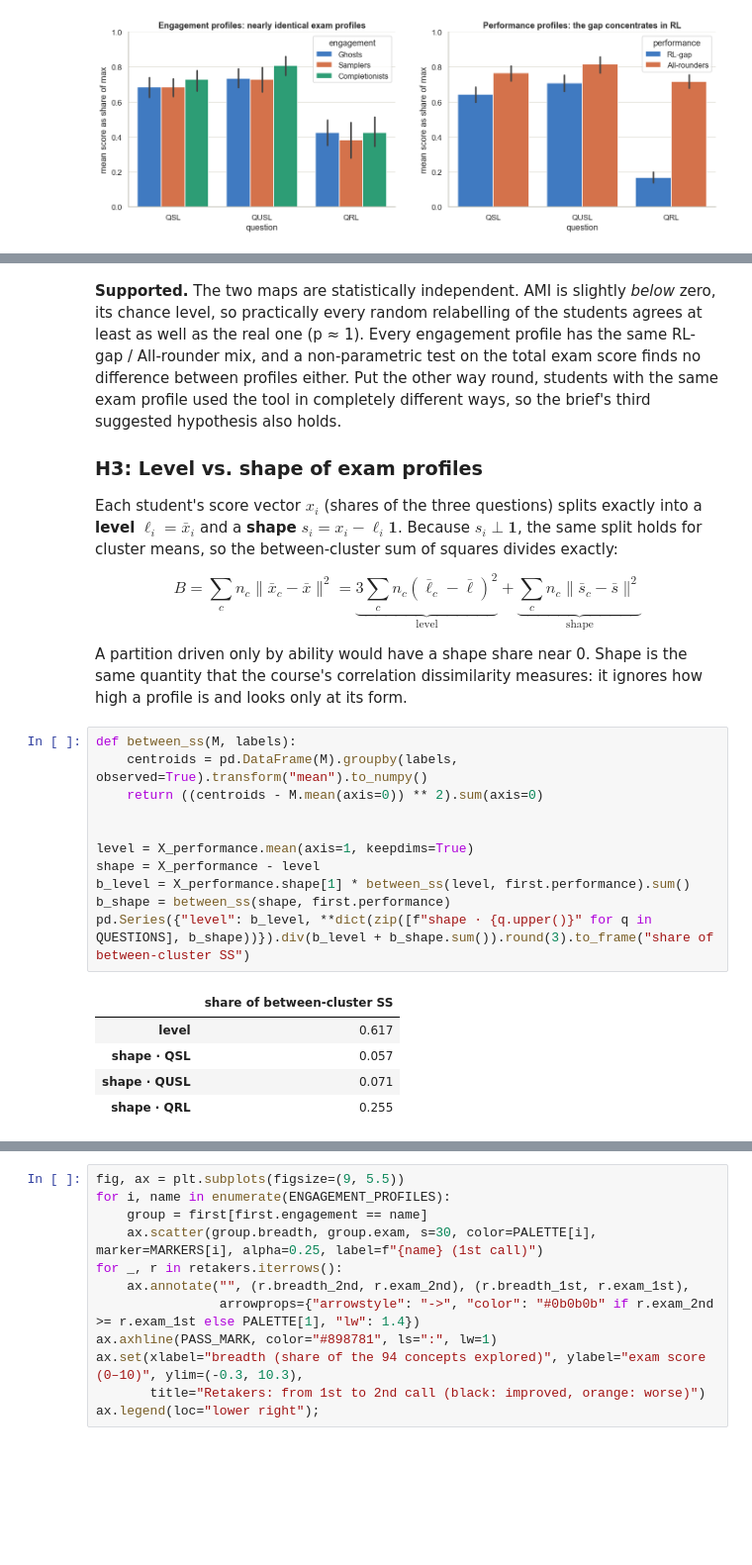
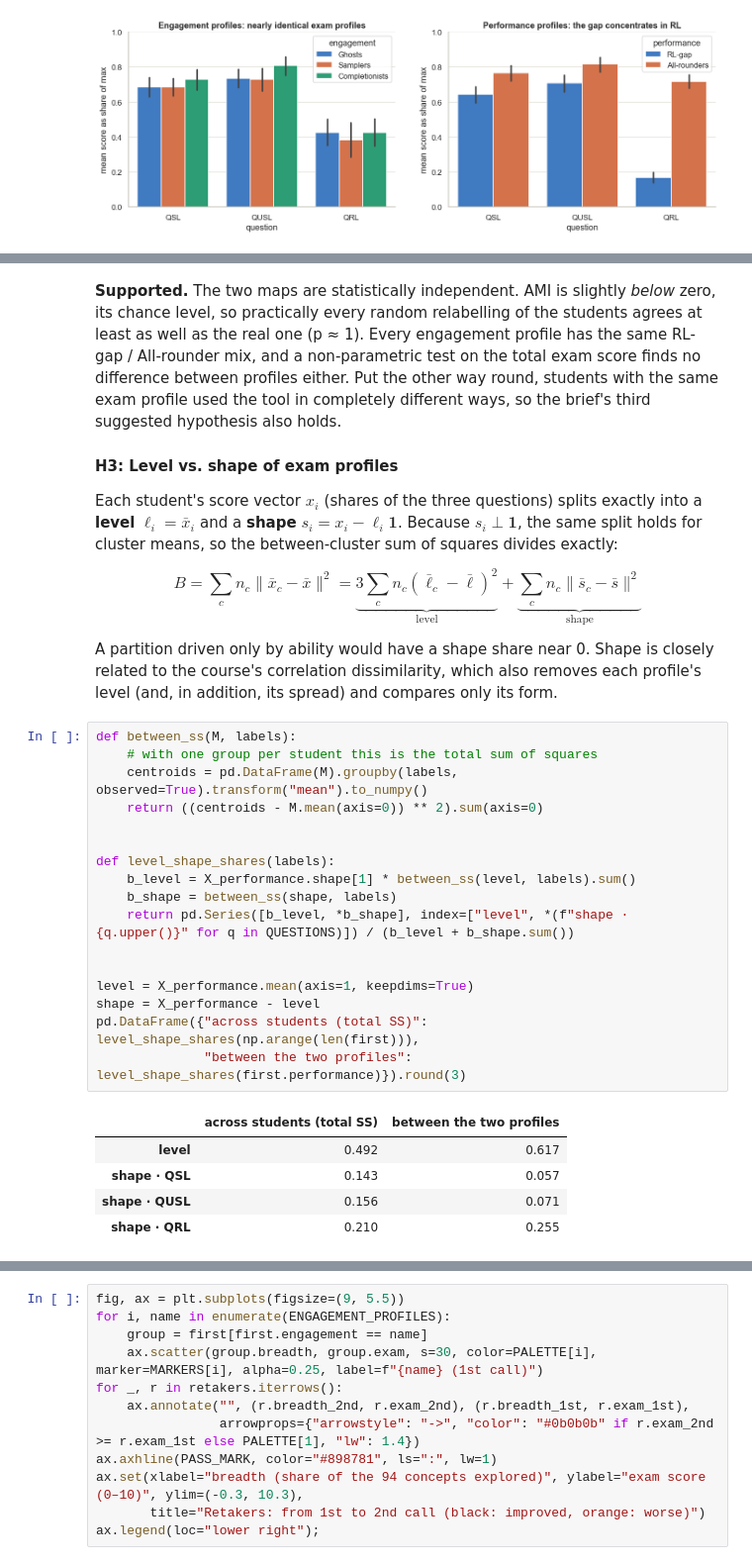
Before and after one commit to botezatumarius/student-learning-profiles, a Jupyter notebook: student_learning_profiles.ipynb, the cells around one changed output, grey strips where cells are left out. Shown at 99% size. Drawn from its saved outputs; the diff is of its cells as text; blank space fills up the shorter version.

```diff
--- a/student_learning_profiles.ipynb
+++ b/student_learning_profiles.ipynb
@@ -508,28 +523,34 @@ Kruskal–Wallis on total exam score across engagement profiles: H = 2.03, p = 0
 # %% [markdown]
 **Supported.** The two maps are statistically independent. AMI is slightly *below* zero, its chance level, so practically every random relabelling of the students agrees at least as well as the real one (p ≈ 1). Every engagement profile has the same RL-gap / All-rounder mix, and a non-parametric test on the total exam score finds no difference between profiles either. Put the other way round, students with the same exam profile used the tool in completely different ways, so the brief's third suggested hypothesis also holds.
 
-### H3: Level vs. shape of exam profiles
+#### H3: Level vs. shape of exam profiles
 
 Each student's score vector $x_i$ (shares of the three questions) splits exactly into a **level** $\ell_i = \bar{x}_i$ and a **shape** $s_i = x_i - \ell_i\mathbf{1}$. Because $s_i \perp \mathbf{1}$, the same split holds for cluster means, so the between-cluster sum of squares divides exactly:
 
 $$B = \sum_c n_c\lVert \bar{x}_c - \bar{x}\rVert^2 = \underbrace{3\sum_c n_c(\bar{\ell}_c - \bar{\ell})^2}_{\text{level}} + \underbrace{\sum_c n_c\lVert \bar{s}_c - \bar{s}\rVert^2}_{\text{shape}}$$
 
-A partition driven only by ability would have a shape share near 0. Shape is the same quantity that the course's correlation dissimilarity measures: it ignores how high a profile is and looks only at its form.
+A partition driven only by ability would have a shape share near 0. Shape is closely related to the course's correlation dissimilarity, which also removes each profile's level (and, in addition, its spread) and compares only its form.
-# %%
-def between_ss(M, labels):
-    centroids = pd.DataFrame(M).groupby(labels, observed=True).transform("mean").to_numpy()
-    return ((centroids - M.mean(axis=0)) ** 2).sum(axis=0)
-
-
-level = X_performance.mean(axis=1, keepdims=True)
-shape = X_performance - level
-b_level = X_performance.shape[1] * between_ss(level, first.performance).sum()
-b_shape = between_ss(shape, first.performance)
-pd.Series({"level": b_level, **dict(zip([f"shape · {q.upper()}" for q in QUESTIONS], b_shape))}).div(b_level + b_shape.sum()).round(3).to_frame("share of between-cluster SS")
-# %% [output]
-|  | share of between-cluster SS |
-| level | 0.617 |
-| shape · QSL | 0.057 |
-| shape · QUSL | 0.071 |
-| shape · QRL | 0.255 |
+# %%
+def between_ss(M, labels):
+    # with one group per student this is the total sum of squares
+    centroids = pd.DataFrame(M).groupby(labels, observed=True).transform("mean").to_numpy()
+    return ((centroids - M.mean(axis=0)) ** 2).sum(axis=0)
+
+
+def level_shape_shares(labels):
+    b_level = X_performance.shape[1] * between_ss(level, labels).sum()
+    b_shape = between_ss(shape, labels)
+    return pd.Series([b_level, *b_shape], index=["level", *(f"shape · {q.upper()}" for q in QUESTIONS)]) / (b_level + b_shape.sum())
+
+
+level = X_performance.mean(axis=1, keepdims=True)
+shape = X_performance - level
+pd.DataFrame({"across students (total SS)": level_shape_shares(np.arange(len(first))),
+              "between the two profiles": level_shape_shares(first.performance)}).round(3)
+# %% [output]
+|  | across students (total SS) | between the two profiles |
+| level | 0.492 | 0.617 |
+| shape · QSL | 0.143 | 0.057 |
+| shape · QUSL | 0.156 | 0.071 |
+| shape · QRL | 0.210 | 0.255 |
 # %% [markdown]
```
Also changed, not shown: parts of 16 cells of this notebook.
